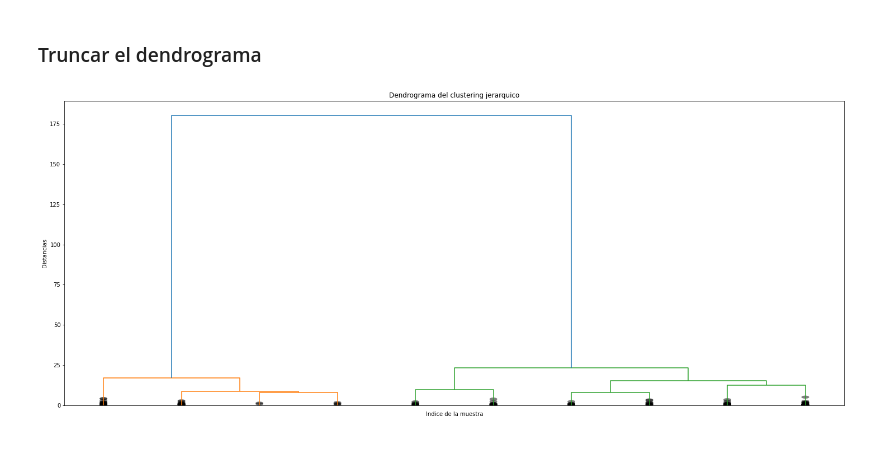
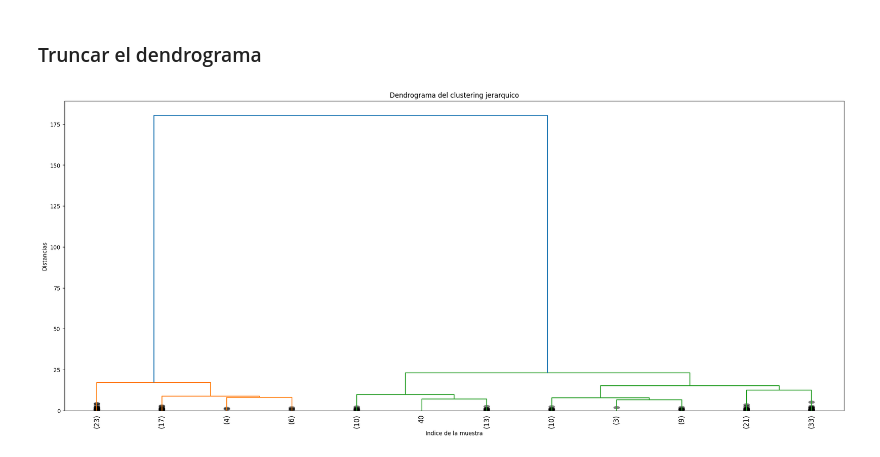
Before and after one commit to majandro1026/python_personal, a Jupyter notebook: mis_NB/python_scripts/Notebooks/NB5-ClusteringJerarquico.ipynb, the cells around one changed output. Saved outputs shown, nothing was run; the diff lists cells and outputs as text; code cells hidden in the pictures.

```diff
--- a/mis_NB/python_scripts/Notebooks/CLustering.ipynb
+++ b/mis_NB/python_scripts/Notebooks/NB5-ClusteringJerarquico.ipynb
@@ -542,9 +571,9 @@ plt.show()
 # %%
 plt.figure(figsize=(25,10))
 plt.title("Dendrograma del clustering jerarquico")
 plt.xlabel("Indice de la muestra")
 plt.ylabel("Distancias")
-dendrogram(Z, leaf_rotation=90, leaf_font_size=8.0, color_threshold=0.7*180, truncate_mode="lastp", p = 10, show_leaf_counts=False, show_contracted=True)
+dendrogram(Z, leaf_rotation=90, leaf_font_size=12.0, color_threshold=0.7*180, truncate_mode="lastp", p = 12, show_leaf_counts=True, show_contracted=True)
 plt.show()
 # %% [output]
-[figure, old version]
+[figure, new version]
```
Also changed, not shown: parts of 11 cells of this notebook, 2 other files.
